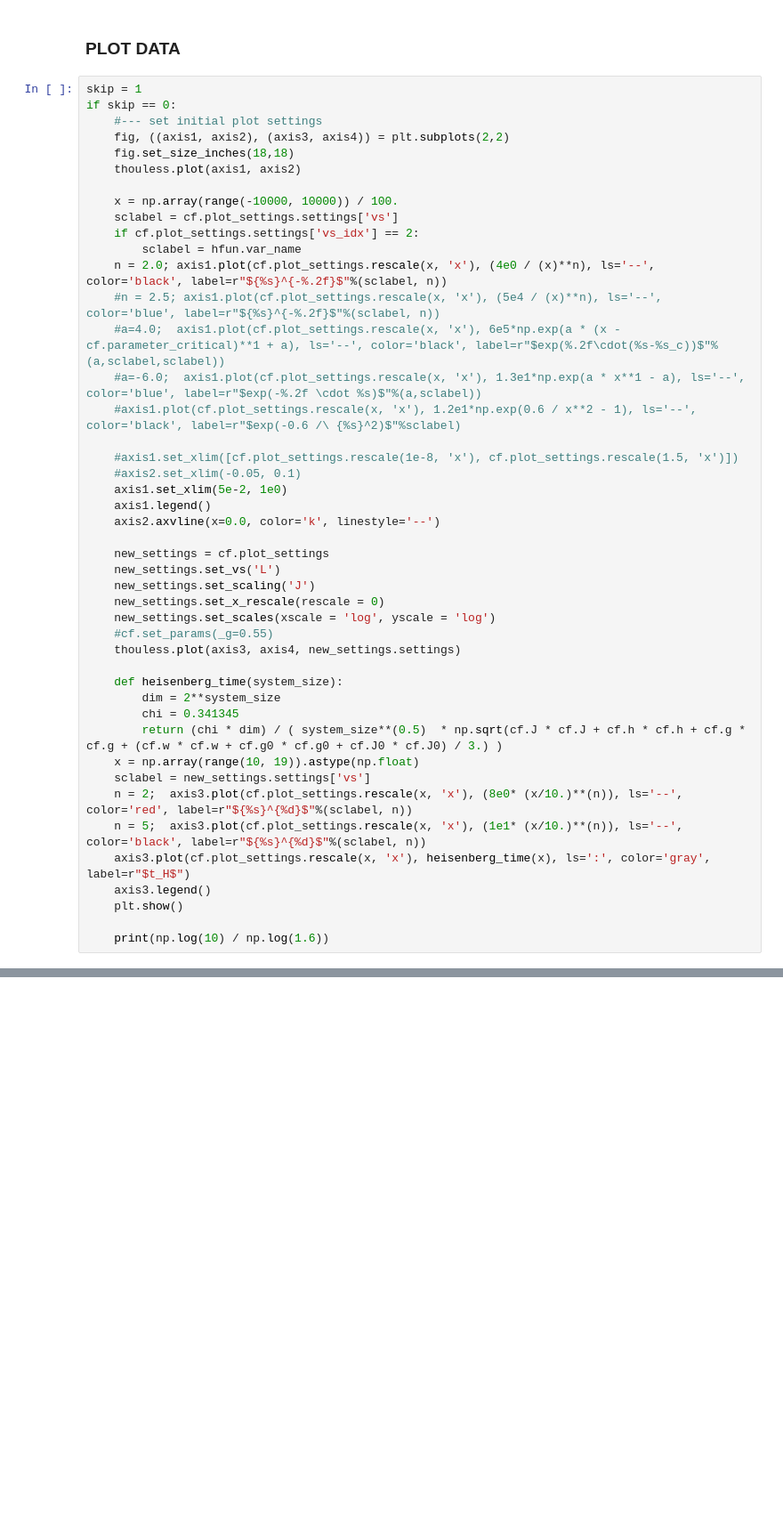
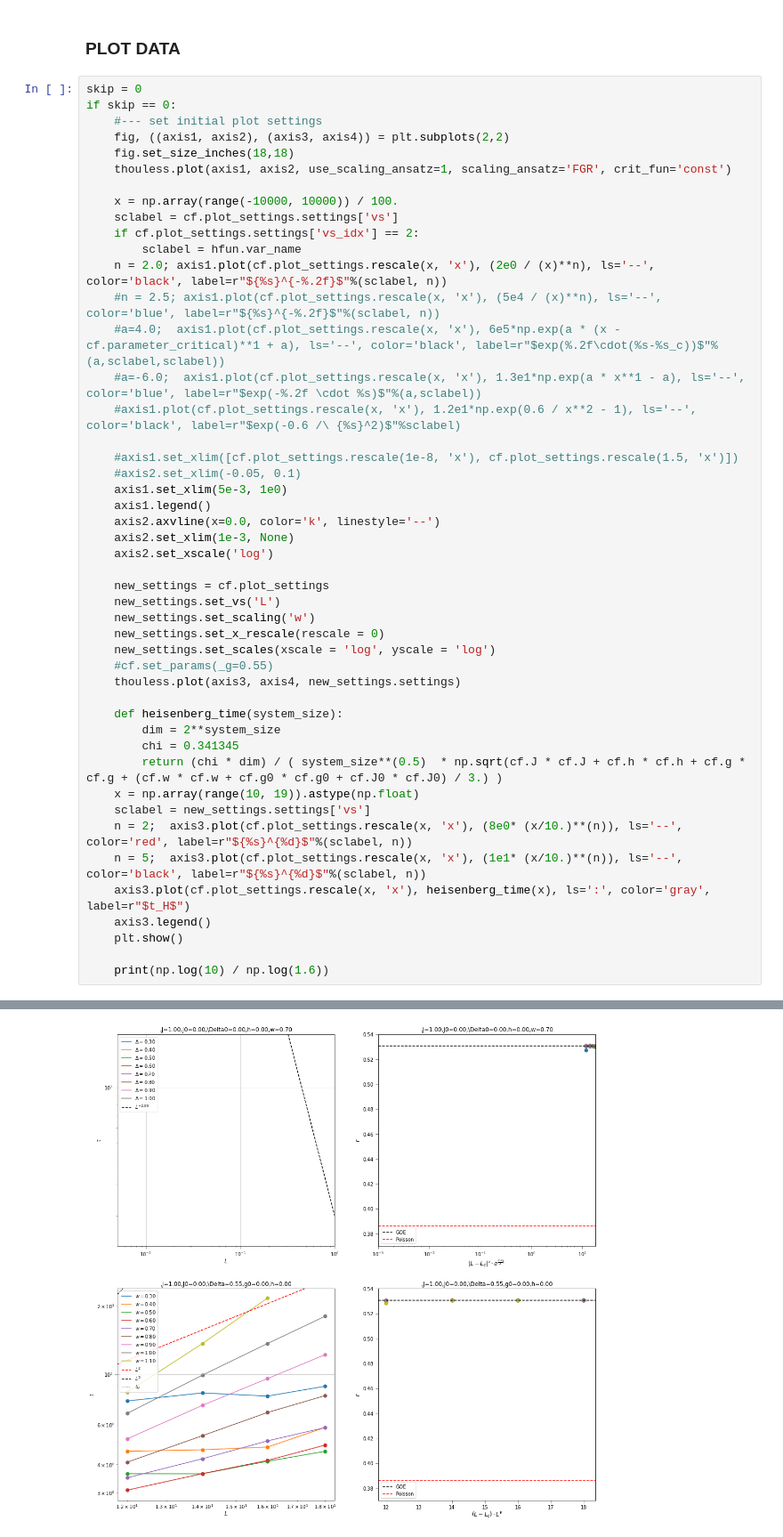
Before and after one commit to makskliczkowski/Transverse_Ising_ETH, a Jupyter notebook: IsignTransverse_ETH/Python/sff_thouless.ipynb, the cells around one changed output, grey strips where cells are left out. Shown at 89% size. Drawn from its saved outputs; the diff is of its cells as text; blank space fills up the shorter version.

```diff
--- a/IsignTransverse_ETH/Python/sff_thouless.ipynb
+++ b/IsignTransverse_ETH/Python/sff_thouless.ipynb
@@ -66,18 +66,18 @@ x0=0.00
 # %% [markdown]
 ### PLOT DATA
 # %%
-skip = 1
+skip = 0
 if skip == 0:
     #--- set initial plot settings
     fig, ((axis1, axis2), (axis3, axis4)) = plt.subplots(2,2)
     fig.set_size_inches(18,18)
-    thouless.plot(axis1, axis2)
+    thouless.plot(axis1, axis2, use_scaling_ansatz=1, scaling_ansatz='FGR', crit_fun='const')
 
     x = np.array(range(-10000, 10000)) / 100.
     sclabel = cf.plot_settings.settings['vs']
     if cf.plot_settings.settings['vs_idx'] == 2:
         sclabel = hfun.var_name
-    n = 2.0; axis1.plot(cf.plot_settings.rescale(x, 'x'), (4e0 / (x)**n), ls='--', color='black', label=r"${%s}^{-%.2f}$"%(sclabel, n))
+    n = 2.0; axis1.plot(cf.plot_settings.rescale(x, 'x'), (2e0 / (x)**n), ls='--', color='black', label=r"${%s}^{-%.2f}$"%(sclabel, n))
     #n = 2.5; axis1.plot(cf.plot_settings.rescale(x, 'x'), (5e4 / (x)**n), ls='--', color='blue', label=r"${%s}^{-%.2f}$"%(sclabel, n))
     #a=4.0;  axis1.plot(cf.plot_settings.rescale(x, 'x'), 6e5*np.exp(a * (x - cf.parameter_critical)**1 + a), ls='--', color='black', label=r"$exp(%.2f\cdot(%s-%s_c))$"%(a,sclabel,sclabel))
     #a=-6.0;  axis1.plot(cf.plot_settings.rescale(x, 'x'), 1.3e1*np.exp(a * x**1 - a), ls='--', color='blue', label=r"$exp(-%.2f \cdot %s)$"%(a,sclabel))
@@ -85,13 +85,15 @@ if skip == 0:
 
     #axis1.set_xlim([cf.plot_settings.rescale(1e-8, 'x'), cf.plot_settings.rescale(1.5, 'x')])
     #axis2.set_xlim(-0.05, 0.1)
-    axis1.set_xlim(5e-2, 1e0)
+    axis1.set_xlim(5e-3, 1e0)
     axis1.legend()
     axis2.axvline(x=0.0, color='k', linestyle='--')
+    axis2.set_xlim(1e-3, None)
+    axis2.set_xscale('log')
 
     new_settings = cf.plot_settings
     new_settings.set_vs('L')
-    new_settings.set_scaling('J')
+    new_settings.set_scaling('w')
     new_settings.set_x_rescale(rescale = 0)
     new_settings.set_scales(xscale = 'log', yscale = 'log')
     #cf.set_params(_g=0.55)
@@ -110,3 +112,4 @@ if skip == 0:
     plt.show()
 
     print(np.log(10) / np.log(1.6))
+# %% [output]
@@ -112,0 +118 @@ if skip == 0:
+[figure, added]
```
Also changed, not shown: parts of 5 cells of this notebook, 9 other files.
